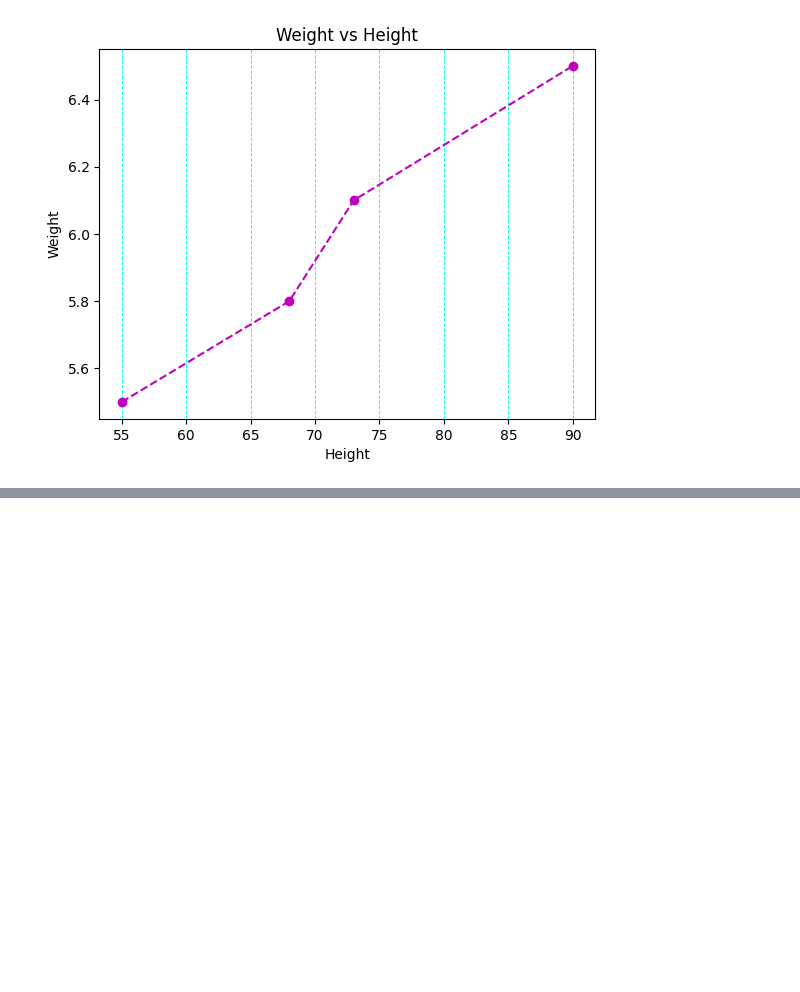
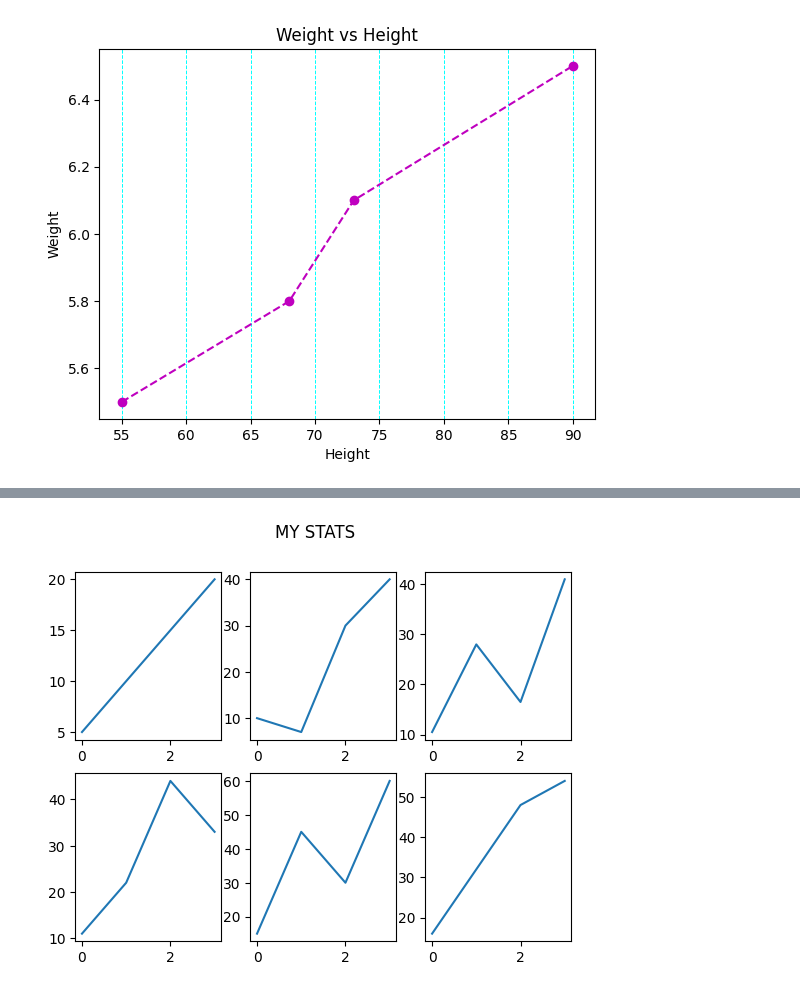
Before and after one commit to NatashaMoses/ML_Python_Libraries, a Jupyter notebook: matplotlib/matplotlib.ipynb, the cells around one changed output, grey strips where cells are left out. Saved outputs shown, nothing was run; the diff lists cells and outputs as text; code cells hidden in the pictures; blank space fills up the shorter version.

```diff
--- a/matplotlib/matplotlib.ipynb
+++ b/matplotlib/matplotlib.ipynb
@@ -251,0 +311,46 @@ plt.show()
+# %%
+# DRAW 6 PLOTS, 2 ROWS, 3 COLUMNS
+import matplotlib.pyplot as plt
+import numpy as np
+
+x = np.array([0, 1, 2, 3])
+y = np.array([5, 10, 15, 20])
+
+plt.subplot(2, 3, 1)
+plt.plot(x,y)
+
+x = np.array([0, 1, 2, 3])
+y = np.array([10, 7, 30, 40])
+
+plt.subplot(2, 3, 2)
+plt.plot(x,y)
+
+x = np.array([0, 1, 2, 3])
+y = np.array([10.5, 28, 16.5, 41])
+
+plt.subplot(2, 3, 3)
+plt.plot(x,y)
+
+x = np.array([0, 1, 2, 3])
+y = np.array([11, 22, 44, 33])
+
+plt.subplot(2, 3, 4)
+plt.plot(x,y)
+
+x = np.array([0, 1, 2, 3])
+y = np.array([15, 45, 30, 60])
+
+plt.subplot(2, 3, 5)
+plt.plot(x,y)
+
+x = np.array([0, 1, 2, 3])
+y = np.array([16, 32, 48, 54])
+
+plt.subplot(2, 3, 6)
+plt.plot(x,y)
+
+plt.suptitle("MY STATS")
+
+plt.show()
+# %% [output]
+[figure, added]
```
Also changed, not shown: parts of 3 cells of this notebook.
